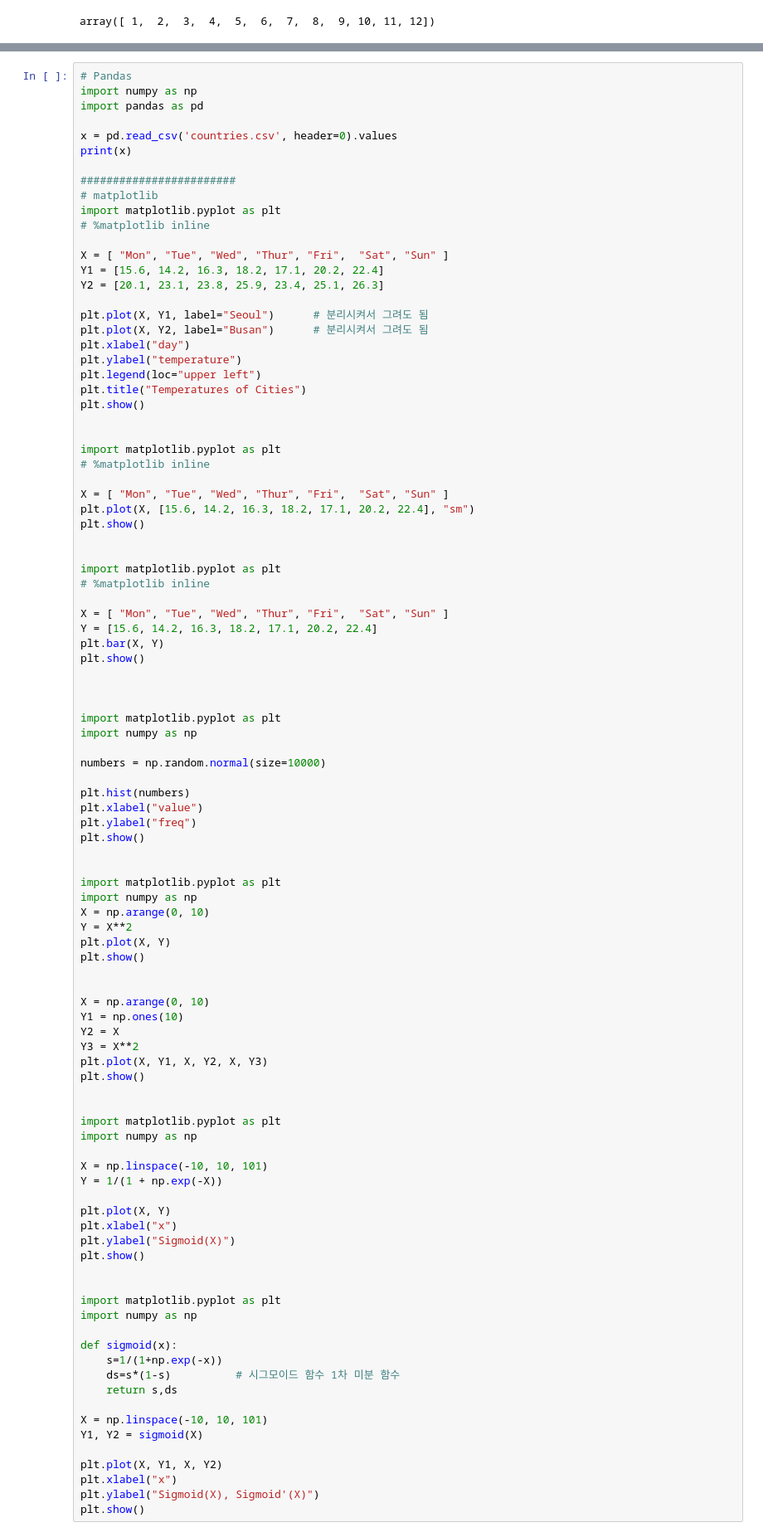
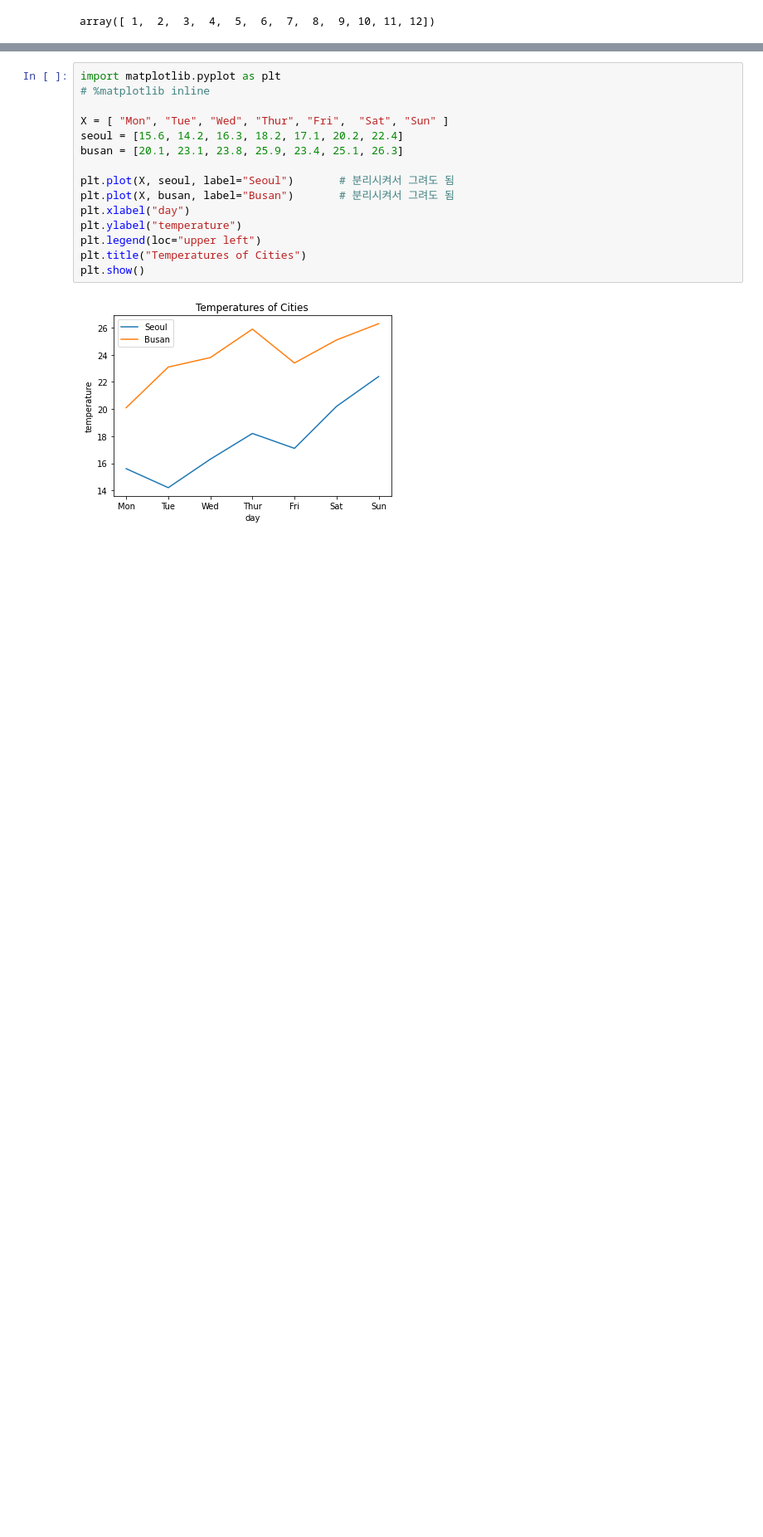
Before and after one commit to JerryK97/dl12, a Jupyter notebook: notebook/ch02_numpy.ipynb, the cells around one changed output, grey strips where cells are left out. Shown at 83% size. Cells and saved outputs as stored; diff of their text form; blank space fills up the shorter version.

```diff
--- a/notebook/ch02_numpy.ipynb
+++ b/notebook/ch02_numpy.ipynb
@@ -455,98 +495,17 @@ array([ 1,  2,  3,  4,  5,  6,  7,  8,  9, 10, 11, 12])
 # %%
-# Pandas
-import numpy as np
-import pandas as pd
-
-x = pd.read_csv('countries.csv', header=0).values
-print(x)
-
-########################
-# matplotlib
 import matplotlib.pyplot as plt
 # %matplotlib inline
 
 X = [ "Mon", "Tue", "Wed", "Thur", "Fri",  "Sat", "Sun" ]
-Y1 = [15.6, 14.2, 16.3, 18.2, 17.1, 20.2, 22.4]
-Y2 = [20.1, 23.1, 23.8, 25.9, 23.4, 25.1, 26.3]
+seoul = [15.6, 14.2, 16.3, 18.2, 17.1, 20.2, 22.4]
+busan = [20.1, 23.1, 23.8, 25.9, 23.4, 25.1, 26.3]
 
-plt.plot(X, Y1, label="Seoul")		# 분리시켜서 그려도 됨
-plt.plot(X, Y2, label="Busan")		# 분리시켜서 그려도 됨
+plt.plot(X, seoul, label="Seoul")		# 분리시켜서 그려도 됨
+plt.plot(X, busan, label="Busan")		# 분리시켜서 그려도 됨
 plt.xlabel("day")
 plt.ylabel("temperature")
 plt.legend(loc="upper left")
 plt.title("Temperatures of Cities")
 plt.show()
-
-
-import matplotlib.pyplot as plt
-# %matplotlib inline
-
-X = [ "Mon", "Tue", "Wed", "Thur", "Fri",  "Sat", "Sun" ]
-plt.plot(X, [15.6, 14.2, 16.3, 18.2, 17.1, 20.2, 22.4], "sm")
-plt.show()
-
-
-import matplotlib.pyplot as plt
-# %matplotlib inline
-
-X = [ "Mon", "Tue", "Wed", "Thur", "Fri",  "Sat", "Sun" ]
-Y = [15.6, 14.2, 16.3, 18.2, 17.1, 20.2, 22.4]
-plt.bar(X, Y)
-plt.show()
-
-
-
-import matplotlib.pyplot as plt
-import numpy as np
-
-numbers = np.random.normal(size=10000)
-
-plt.hist(numbers)
-plt.xlabel("value")
-plt.ylabel("freq")
-plt.show()
-
-
-import matplotlib.pyplot as plt
-import numpy as np
-X = np.arange(0, 10)
-Y = X**2
-plt.plot(X, Y)
-plt.show()
-
-
-X = np.arange(0, 10)
-Y1 = np.ones(10)
-Y2 = X
-Y3 = X**2
-plt.plot(X, Y1, X, Y2, X, Y3)
-plt.show()
-
-
-import matplotlib.pyplot as plt
-import numpy as np
-
-X = np.linspace(-10, 10, 101)
-Y = 1/(1 + np.exp(-X))
-
-plt.plot(X, Y)
-plt.xlabel("x")
-plt.ylabel("Sigmoid(X)")
-plt.show()
-
-
-import matplotlib.pyplot as plt
-import numpy as np
-
-def sigmoid(x):
-    s=1/(1+np.exp(-x))
-    ds=s*(1-s)  		# 시그모이드 함수 1차 미분 함수
-    return s,ds
-
-X = np.linspace(-10, 10, 101)
-Y1, Y2 = sigmoid(X)
-
-plt.plot(X, Y1, X, Y2)
-plt.xlabel("x")
-plt.ylabel("Sigmoid(X), Sigmoid'(X)")
-plt.show()
+# %% [output]
+[figure, added]
```
Also changed, not shown: parts of 18 cells of this notebook.
